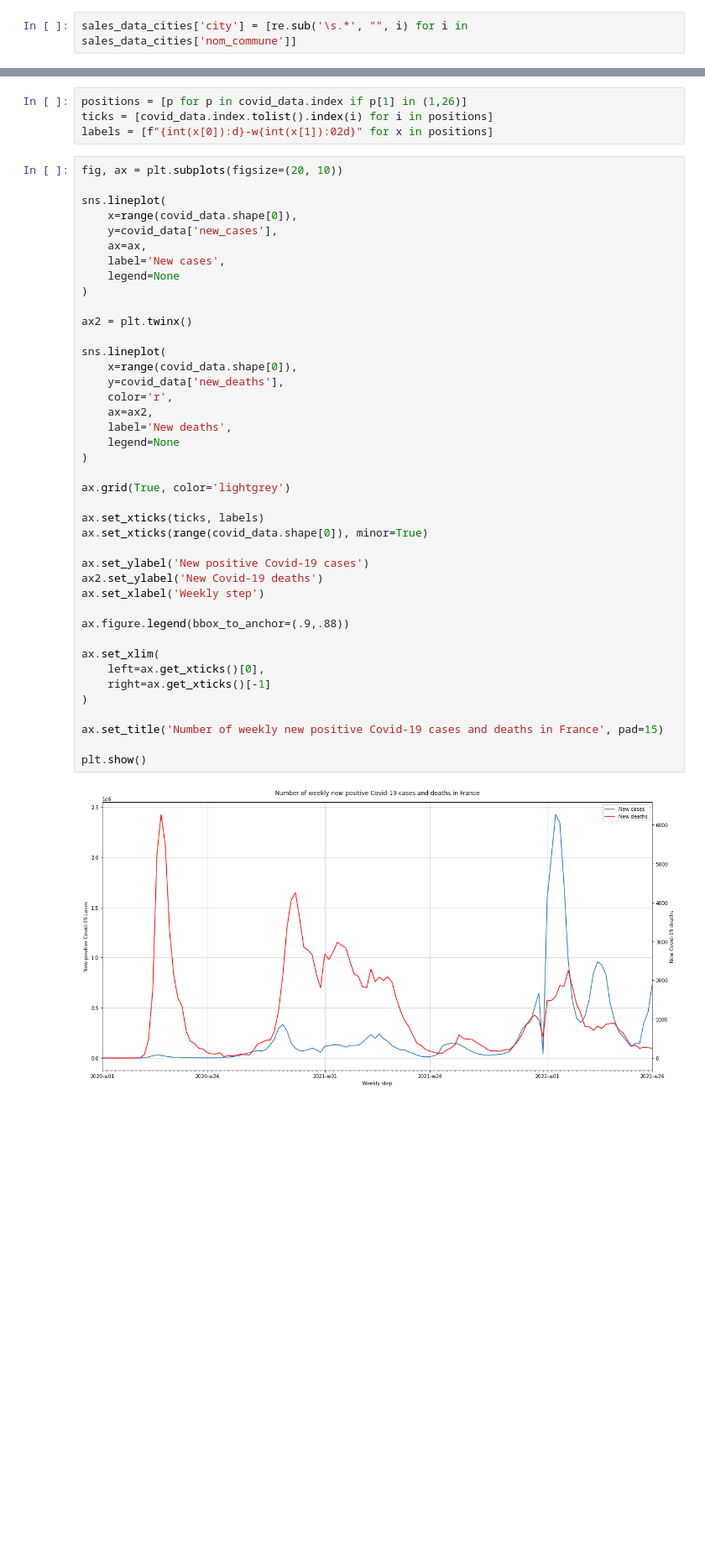
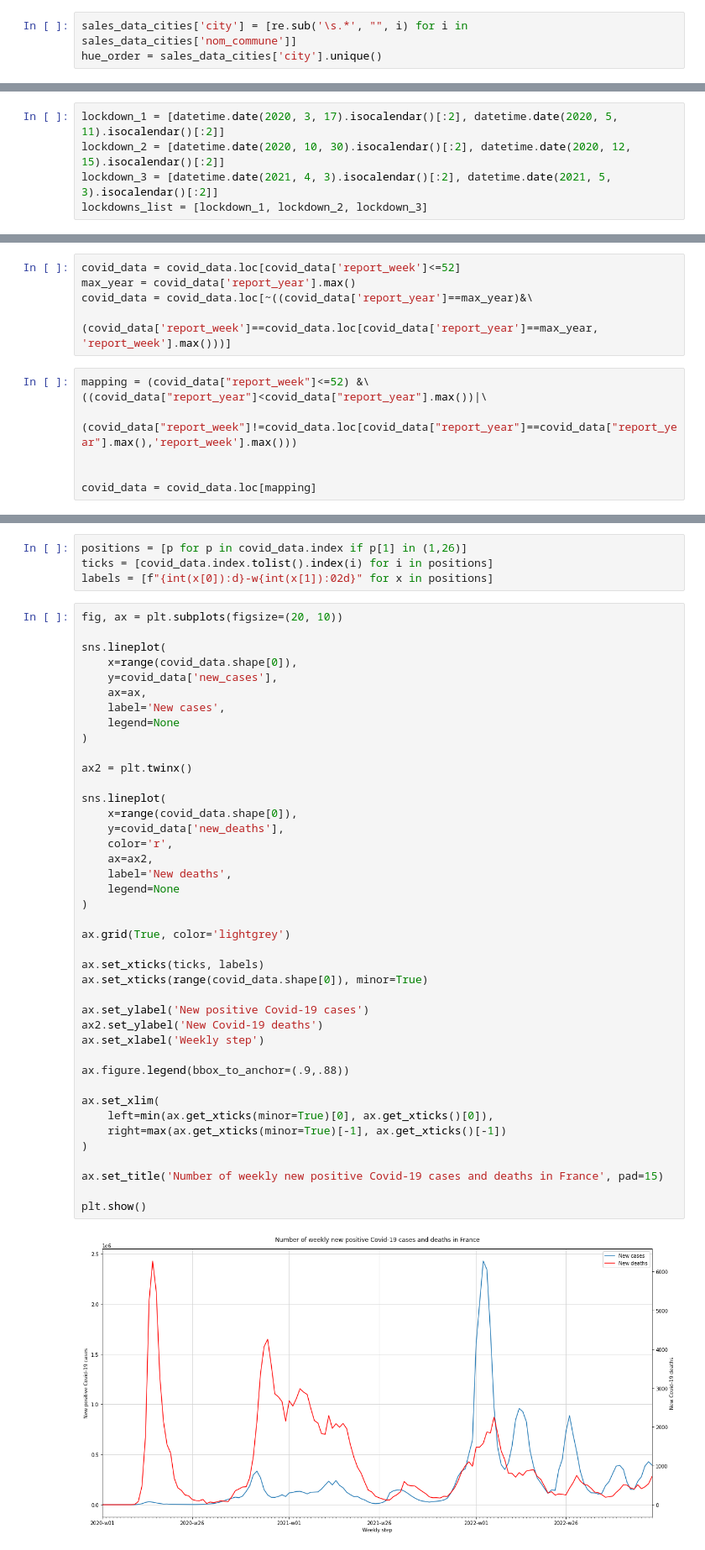
Before and after one commit to SPariente/covid-home-price-fr, a Jupyter notebook: 1_data_exploration.ipynb, the cells around one changed output, grey strips where cells are left out. Shown at 84% size. Cells and saved outputs as stored; diff of their text form; blank space fills up the shorter version.

```diff
--- a/1_data_exploration.ipynb
+++ b/1_data_exploration.ipynb
@@ -173,6 +165,7 @@ plt.show()
 This view may however hide different trends for each city, which we should also look into.
 # %%
 sales_data_cities['city'] = [re.sub('\s.*', "", i) for i in sales_data_cities['nom_commune']]
+hue_order = sales_data_cities['city'].unique()
 # %%
 avg_price_data_city = sales_data_cities.loc[outlier_map, ['price_sqm', 'sale_year', 'sale_week', 'city']].groupby(['sale_year', 'sale_week', 'city']).mean()
 
@@ -230,3 +289,8 @@ We can also visualize the evolution in the number of operations (sales) in these
+# %%
+lockdown_1 = [datetime.date(2020, 3, 17).isocalendar()[:2], datetime.date(2020, 5, 11).isocalendar()[:2]]
+lockdown_2 = [datetime.date(2020, 10, 30).isocalendar()[:2], datetime.date(2020, 12, 15).isocalendar()[:2]]
+lockdown_3 = [datetime.date(2021, 4, 3).isocalendar()[:2], datetime.date(2021, 5, 3).isocalendar()[:2]]
+lockdowns_list = [lockdown_1, lockdown_2, lockdown_3]
 # %%
 count_city = sales_data_cities.loc[outlier_map, ['price_sqm', 'sale_year', 'sale_week', 'city']].groupby(['sale_year', 'sale_week', 'city']).count()
 
@@ -375,3 +489,15 @@ In parallel, we want to have a look at the evolution of Covid-19 cases and death
+# %%
+covid_data = covid_data.loc[covid_data['report_week']<=52]
+max_year = covid_data['report_year'].max()
+covid_data = covid_data.loc[~((covid_data['report_year']==max_year)&\
+                                          (covid_data['report_week']==covid_data.loc[covid_data['report_year']==max_year, 'report_week'].max()))]
+# %%
+mapping = (covid_data["report_week"]<=52) &\
+((covid_data["report_year"]<covid_data["report_year"].max())|\
+ (covid_data["report_week"]!=covid_data.loc[covid_data["report_year"]==covid_data["report_year"].max(),'report_week'].max()))
+
+
+covid_data = covid_data.loc[mapping]
 # %%
 covid_data = covid_data.astype(int)
 covid_data.set_index(['report_year', 'report_week'], inplace=True)
@@ -392,33 +520,33 @@ sns.lineplot(
 
 ax2 = plt.twinx()
 
 sns.lineplot(
     x=range(covid_data.shape[0]),
     y=covid_data['new_deaths'],
     color='r',
     ax=ax2,
     label='New deaths',
     legend=None
 )
 
 ax.grid(True, color='lightgrey')
 
 ax.set_xticks(ticks, labels)
 ax.set_xticks(range(covid_data.shape[0]), minor=True)
 
 ax.set_ylabel('New positive Covid-19 cases')
 ax2.set_ylabel('New Covid-19 deaths')
 ax.set_xlabel('Weekly step')
 
 ax.figure.legend(bbox_to_anchor=(.9,.88))
 
 ax.set_xlim(
-    left=ax.get_xticks()[0],
-    right=ax.get_xticks()[-1]
+    left=min(ax.get_xticks(minor=True)[0], ax.get_xticks()[0]),
+    right=max(ax.get_xticks(minor=True)[-1], ax.get_xticks()[-1])
 )
 
 ax.set_title('Number of weekly new positive Covid-19 cases and deaths in France', pad=15)
 
 plt.show()
 # %% [output]
-[figure, old version]
+[figure, new version]
```
Also changed, not shown: parts of 28 cells of this notebook.
